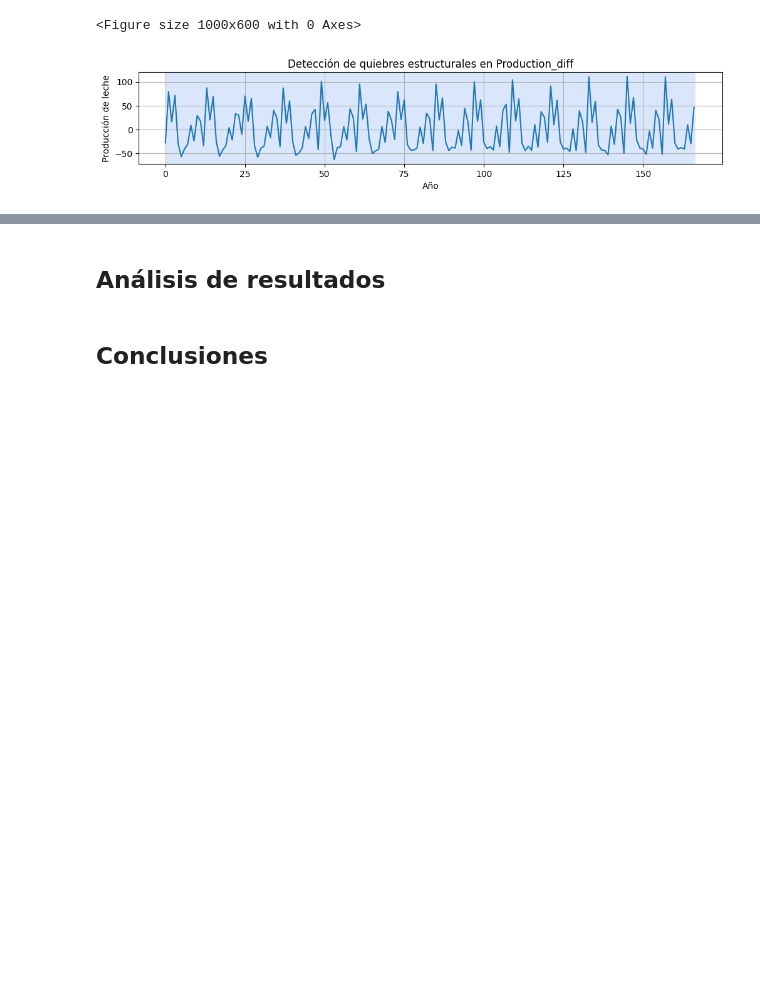
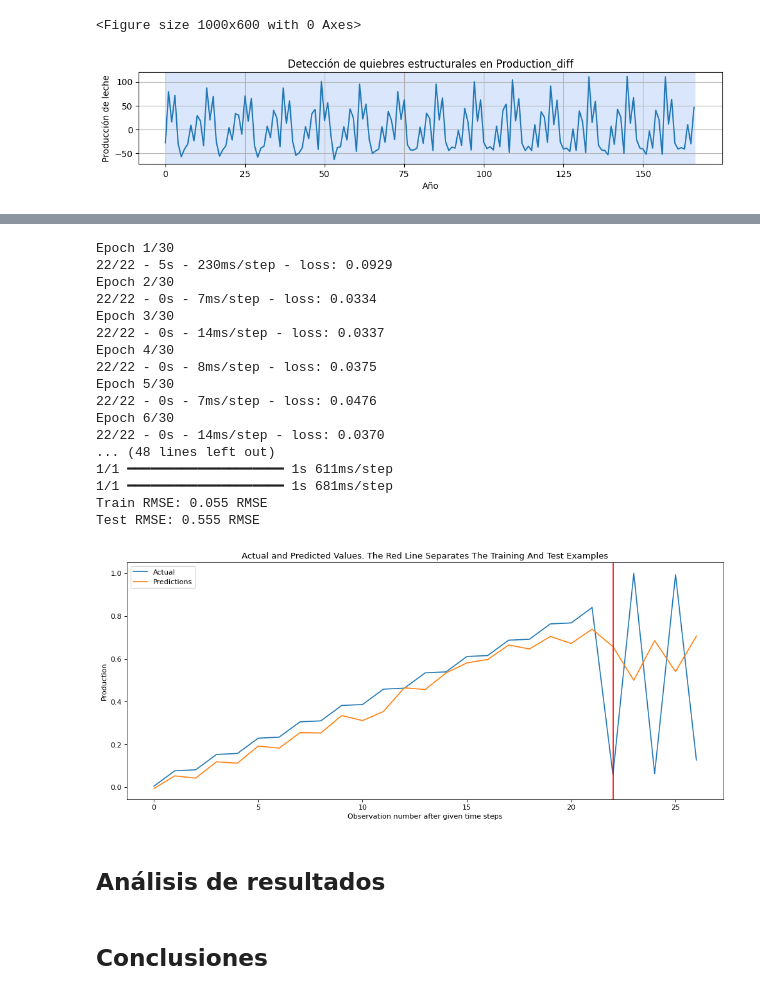
Before and after one commit to principioincertidumbre/Tarea3_MLA, a Jupyter notebook: Tarea_3_MLA.ipynb, the cells around one changed output, grey strips where cells are left out. Saved outputs shown, nothing was run; the diff lists cells and outputs as text; code cells hidden in the pictures; blank space fills up the shorter version.

Commit message:
Prueba LSTM

```diff
--- a/Tarea_3_MLA.ipynb
+++ b/Tarea_3_MLA.ipynb
@@ -489,3 +501,7 @@ plt.show()
 Puntos de quiebre detectados: [167]
 <Figure size 1000x600 with 0 Axes>
 [figure]
+# %%
+df_leche["Date"] = df_leche['Date'].str.replace('-', '')
+# %%
+df_leche_diff = df_leche.drop(columns=['Production'])
@@ -492,3 +561,46 @@ Puntos de quiebre detectados: [167]
+# %%
+time_steps = 12
+train_data, test_data, data = get_train_test()
+trainX, trainY = get_XY(train_data, time_steps)
+testX, testY = get_XY(test_data, time_steps)
+
+# Create model and train
+model = Sequential()
+model.add(LSTM(200, activation='relu', return_sequences=True))
+model.add(LSTM(200, activation='relu', return_sequences=True))
+model.add(LSTM(200, activation='relu'))
+model.add(Dense(1))
+model.compile(optimizer='adam', loss='mse')
+model.fit(trainX, trainY, epochs=30, batch_size=1, verbose=2)
+
+# make predictions
+train_predict = model.predict(trainX)
+test_predict = model.predict(testX)
+
+# Print error
+print_error(trainY, testY, train_predict, test_predict)
+
+#Plot result
+plot_result(trainY, testY, train_predict, test_predict)
+# %% [output]
+Epoch 1/30
+22/22 - 5s - 230ms/step - loss: 0.0929
+Epoch 2/30
+22/22 - 0s - 7ms/step - loss: 0.0334
+Epoch 3/30
+22/22 - 0s - 14ms/step - loss: 0.0337
+Epoch 4/30
+22/22 - 0s - 8ms/step - loss: 0.0375
+Epoch 5/30
+22/22 - 0s - 7ms/step - loss: 0.0476
+Epoch 6/30
+22/22 - 0s - 14ms/step - loss: 0.0370
+... (48 lines left out)
+1/1 ━━━━━━━━━━━━━━━━━━━━ 1s 611ms/step
+1/1 ━━━━━━━━━━━━━━━━━━━━ 1s 681ms/step
+Train RMSE: 0.055 RMSE
+Test RMSE: 0.555 RMSE
+[figure, added]
 # %% [markdown]
 ## Análisis de resultados
 # %% [markdown]
```
Also changed, not shown: parts of 6 cells of this notebook.
